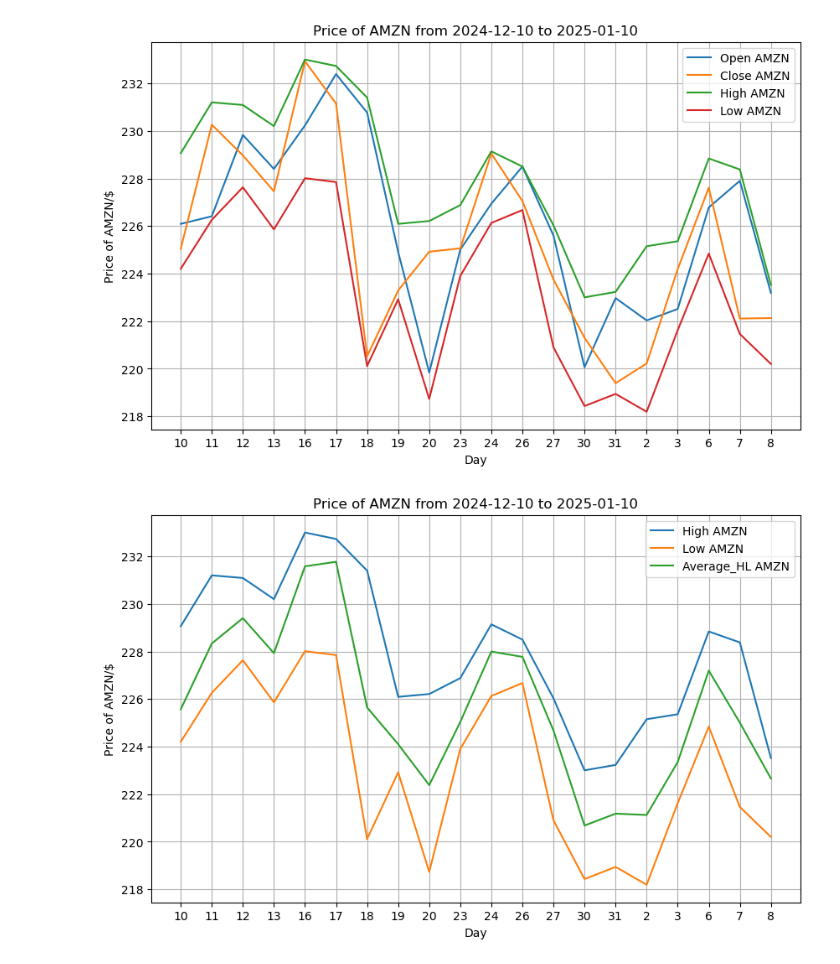
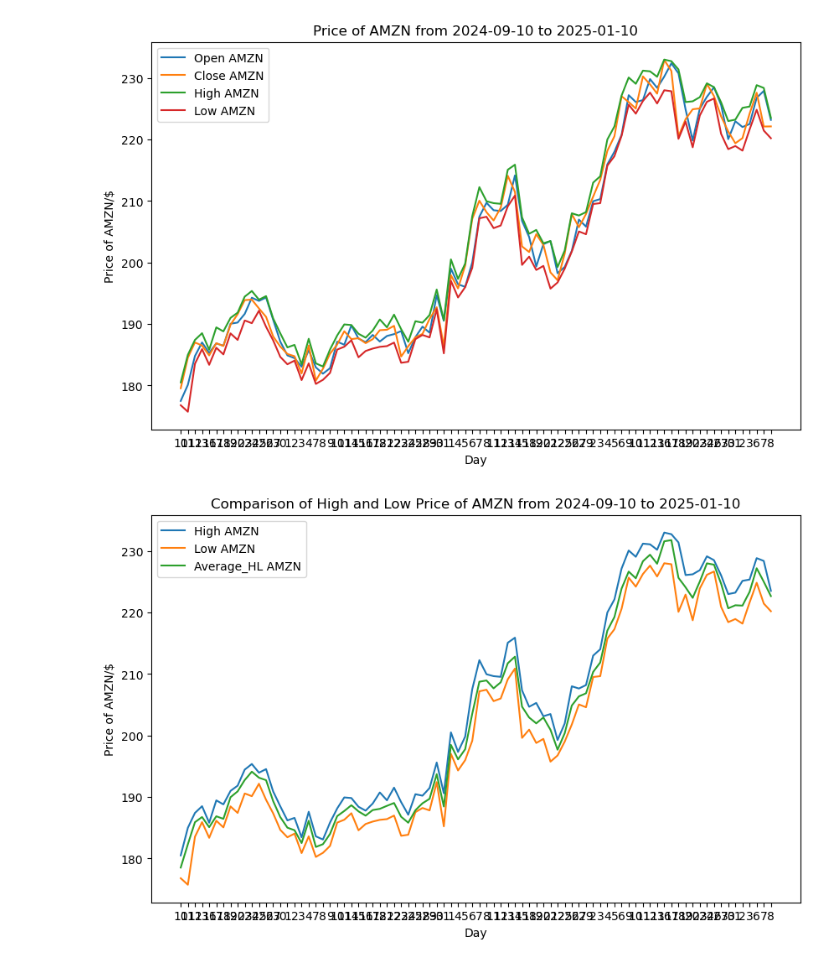
Before and after one commit to anay09/Python_OFD, a Jupyter notebook: option_hedges.ipynb, the cells around one changed output. Saved outputs shown, nothing was run; the diff lists cells and outputs as text; code cells hidden in the pictures.

```diff
--- a/option_hedges.ipynb
+++ b/option_hedges.ipynb
@@ -9,7 +8,7 @@ from sklearn.ensemble import RandomForestRegressor
 # %%
 stock = 'AMZN'
 
-start_date = '2024-12-10'
+start_date = '2024-09-10'
 end_date = '2025-01-10'
 
 properties = ['Open', 'Close', 'Low', 'High']
@@ -51,6 +50,7 @@ Date
 # %%
 index = stock_data['Index']
 time = stock_data['Day']
+
 
 plt.figure(figsize=(10,6))
 plt.plot(index, stock_data['Open'], label = f'Open {stock}')
@@ -59,37 +59,36 @@ plt.plot(index, stock_data['High'], label = f'High {stock}')
 plt.plot(index, stock_data['Low'], label = f'Low {stock}')
 #plt.plot(index, stock_data['Average_OC'], label = f'Average_OC {stock}')
 #plt.plot(index, stock_data['Average_HL'], label = f'Average_HL {stock}')
 plt.xticks(index, time)
 plt.xlabel('Day')
 plt.ylabel(f'Price of {stock}/$')
 plt.title(f'Price of {stock} from {start_date} to {end_date}')
 plt.legend()
-plt.grid()
 plt.show()
 
+#with plt.style.context('dark_background'):
 plt.figure(figsize=(10,6))
 plt.plot(index, stock_data['High'], label = f'High {stock}')
 plt.plot(index, stock_data['Low'], label = f'Low {stock}')
 plt.plot(index, stock_data['Average_HL'], label = f'Average_HL {stock}')
 plt.xticks(index, time)
 plt.xlabel('Day')
 plt.ylabel(f'Price of {stock}/$')
-plt.title(f'Price of {stock} from {start_date} to {end_date}')
+plt.title(f'Comparison of High and Low Price of {stock} from {start_date} to {end_date}')
 plt.legend()
-plt.grid()
 plt.show()
 
+#with plt.style.context('dark_background'):
 plt.figure(figsize=(10,6))
 plt.plot(index, stock_data['Open'], label = f'Open {stock}')
 plt.plot(index, stock_data['Close'], label = f'Close {stock}')
 plt.plot(index, stock_data['Average_OC'], label = f'Average_OC {stock}')
 plt.xticks(index, time)
 plt.xlabel('Day')
 plt.ylabel(f'Price of {stock}/$')
-plt.title(f'Price of {stock} from {start_date} to {end_date}')
+plt.title(f'Comparison of Open and Close Price of {stock} from {start_date} to {end_date}')
 plt.legend()
-plt.grid()
 plt.show()
 # %% [output]
-[figure, old version]
+[figure, new version]
-[figure, old version]
+[figure, new version]
```
Also changed, not shown: parts of 6 cells of this notebook, 1 other file.
